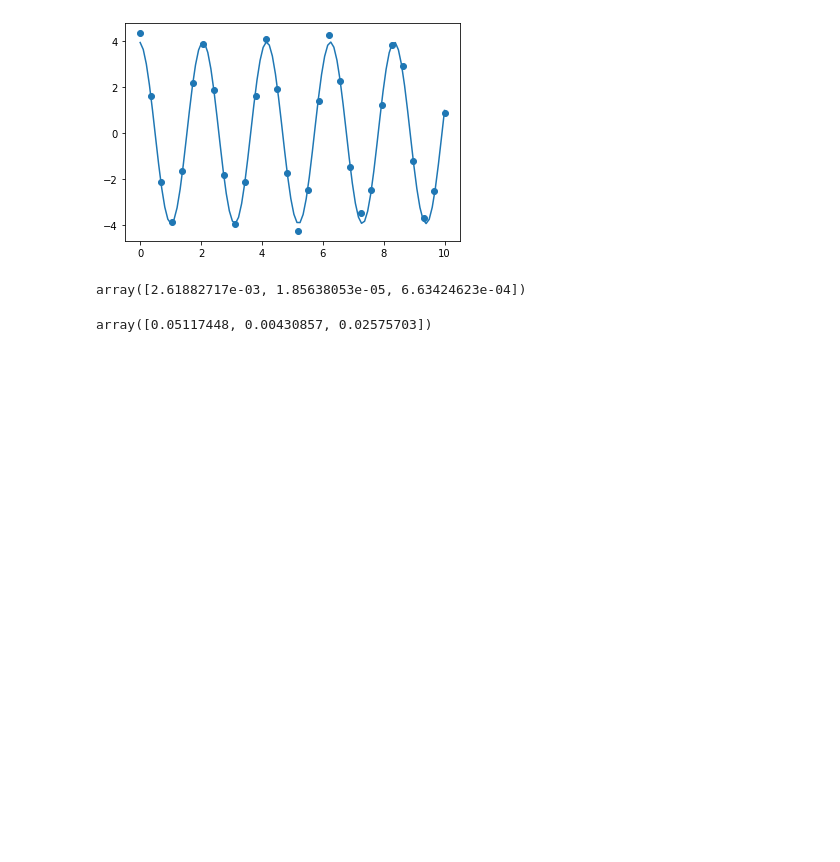
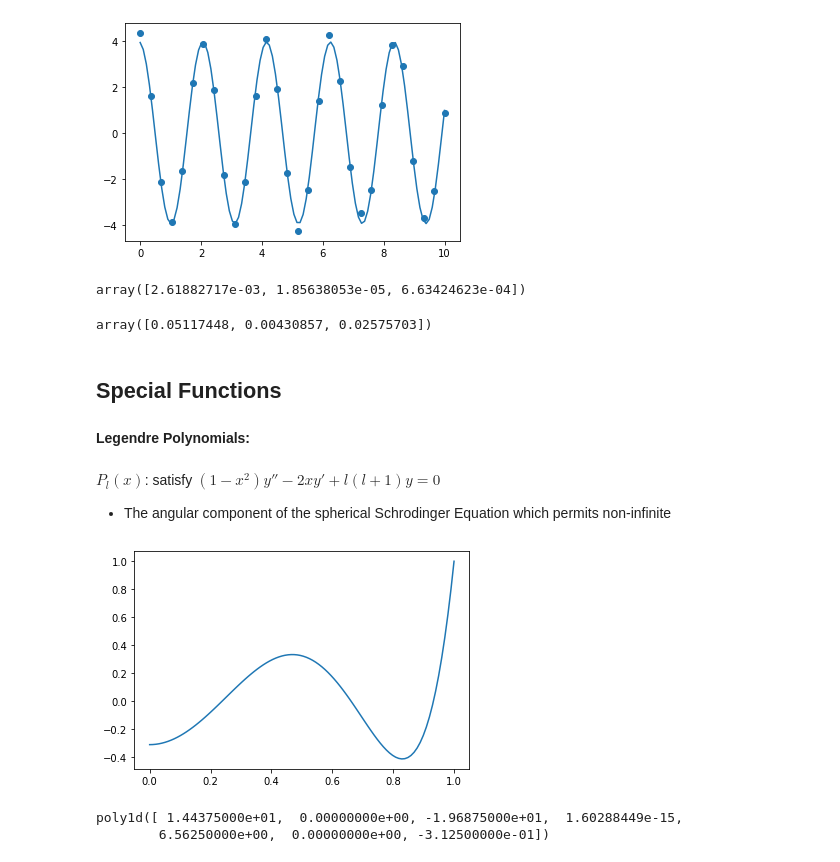
Before and after one commit to aritraroy24/CompChem_Python_Modules_Learning, a Jupyter notebook: SciPy/SciPy Tutorial.ipynb, the cells around one changed output. Drawn from its saved outputs; the diff is of its cells as text; code cells hidden in the pictures; blank space fills up the shorter version.

Commit message:
Special Functions & Calculus Basic
Special function like Legendre Polynomials, Bessel functions and Calculus (Differentiation & Integration) basics learned

```diff
--- a/SciPy/SciPy Tutorial.ipynb
+++ b/SciPy/SciPy Tutorial.ipynb
@@ -185,3 +185,21 @@ array([2.61882717e-03, 1.85638053e-05, 6.63424623e-04])
 np.sqrt(np.diag(pcov))   # error in calculation of parameters
 # %% [output]
 array([0.05117448, 0.00430857, 0.02575703])
+# %% [markdown]
+## Special Functions
+# %% [markdown]
+**Legendre Polynomials:** <br><br> $P_l(x)$: satisfy $(1-x^2)y'' -2xy'+l(l+1)y = 0$
+*   The angular component of the spherical Schrodinger Equation which permits non-infinite
+# %%
+# importing and defining the legendre polynomial equation
+from scipy.special import legendre
+x = np.linspace(0, 1, 100)
+plt.plot(x, legendre(6)(x))
+plt.show()
+# %% [output]
+[figure, added]
+# %%
+legendre(6)
+# %% [output]
+poly1d([ 1.44375000e+01,  0.00000000e+00, -1.96875000e+01,  1.60288449e-15,
+        6.56250000e+00,  0.00000000e+00, -3.12500000e-01])
```
Also changed, not shown: parts of 17 cells of this notebook.
